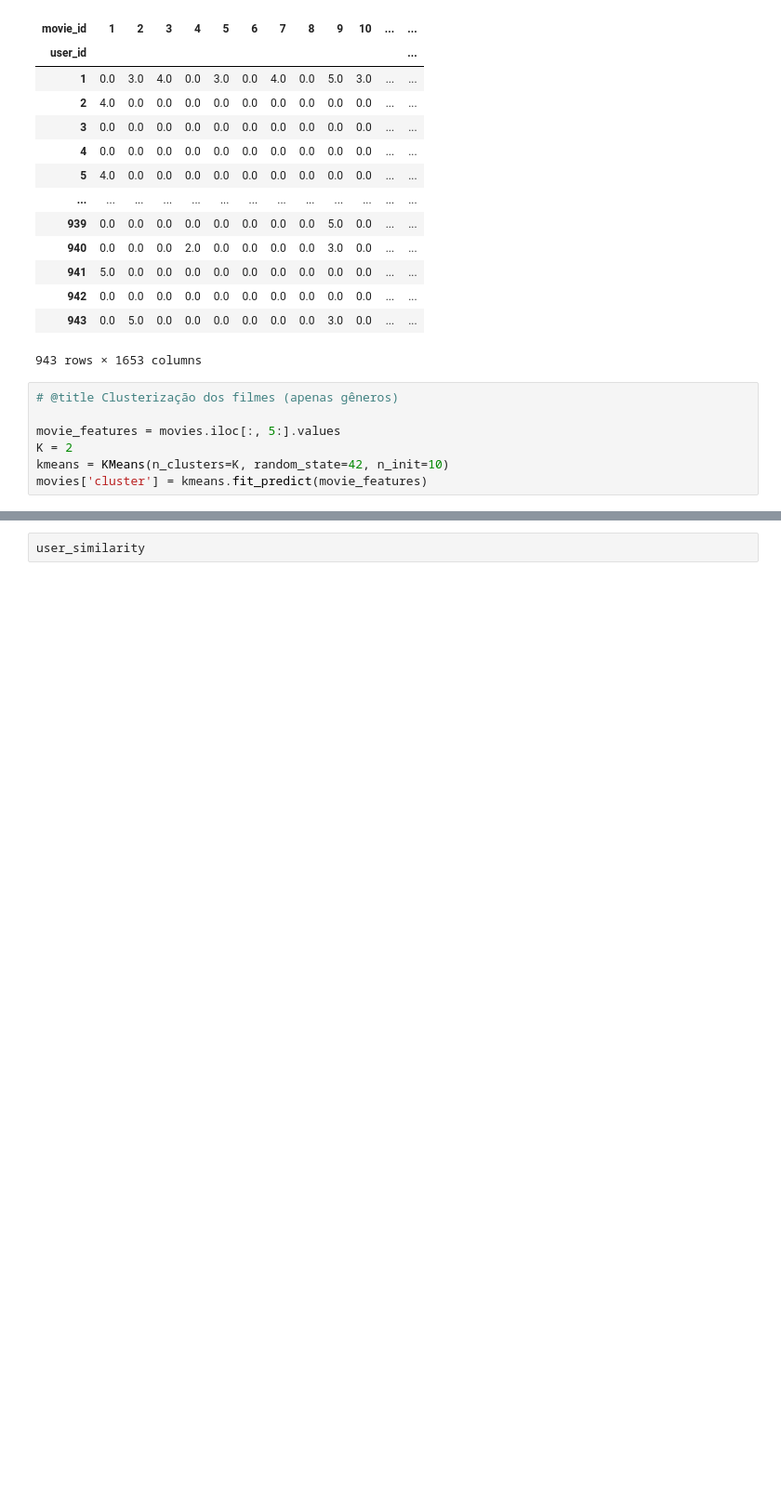
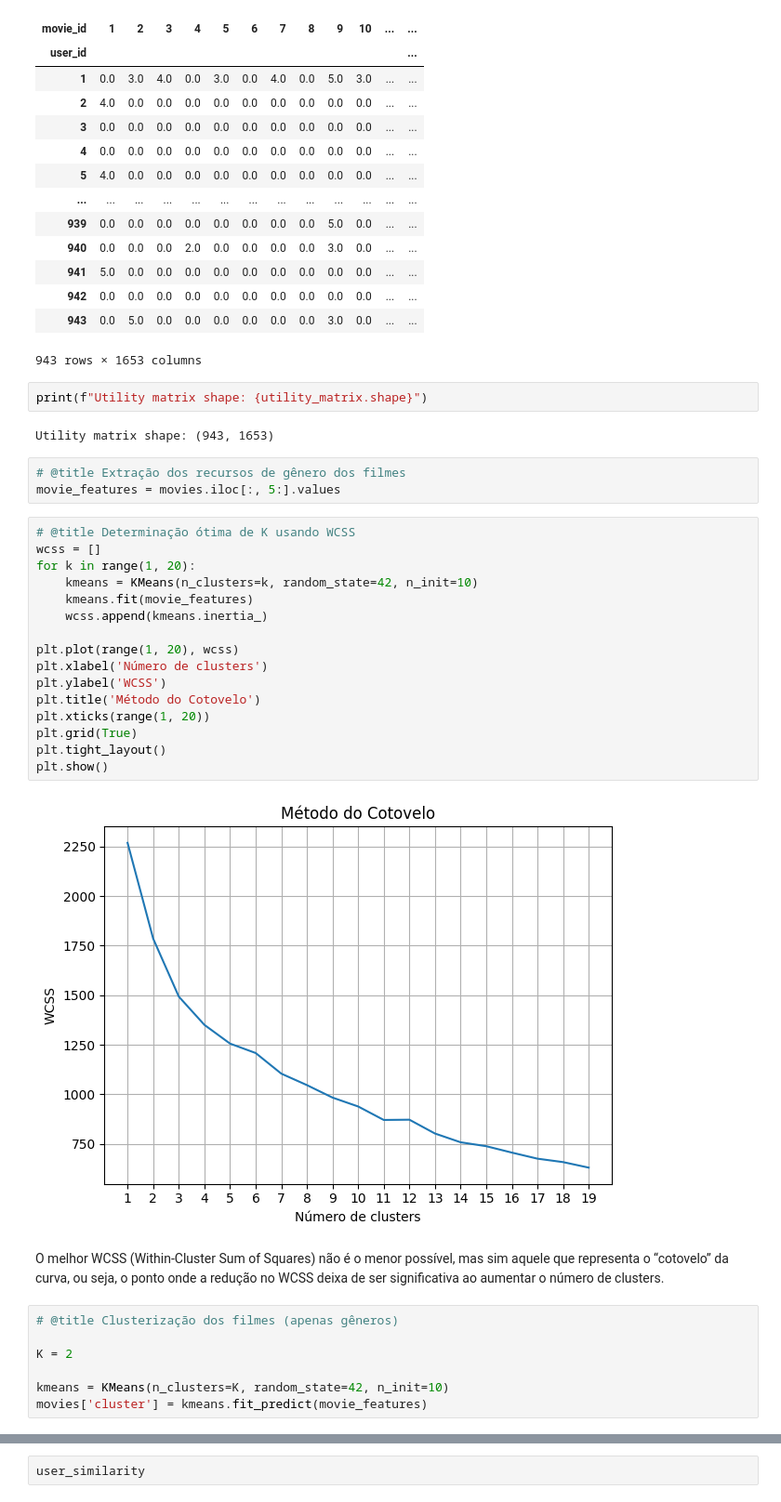
Before and after one commit to Yara-R/Movie-Recommender-System-Using-K-Means-Clustering-AND-K-Nearest-Neighbor-Reproduction-Advancement, a Jupyter notebook: Reprodução_do_artigo.ipynb, the cells around one changed output, grey strips where cells are left out. Shown at 93% size. Cells and saved outputs as stored; diff of their text form; blank space fills up the shorter version.

```diff
--- a/Reprodução_do_artigo.ipynb
+++ b/Reprodução_do_artigo.ipynb
@@ -78,11 +122,38 @@ utility_matrix
 | 942 | 0.0 | 0.0 | 0.0 | 0.0 | 0.0 | 0.0 | 0.0 | 0.0 | 0.0 | 0.0 | ... | ... |
 | 943 | 0.0 | 5.0 | 0.0 | 0.0 | 0.0 | 0.0 | 0.0 | 0.0 | 3.0 | 0.0 | ... | ... |
 943 rows × 1653 columns
+# %%
+print(f"Utility matrix shape: {utility_matrix.shape}")
+# %% [output]
+Utility matrix shape: (943, 1653)
+# %%
+# @title Extração dos recursos de gênero dos filmes
+movie_features = movies.iloc[:, 5:].values
+# %%
+# @title Determinação ótima de K usando WCSS
+wcss = []
+for k in range(1, 20):
+    kmeans = KMeans(n_clusters=k, random_state=42, n_init=10)
+    kmeans.fit(movie_features)
+    wcss.append(kmeans.inertia_)
+
+plt.plot(range(1, 20), wcss)
+plt.xlabel('Número de clusters')
+plt.ylabel('WCSS')
+plt.title('Método do Cotovelo')
+plt.xticks(range(1, 20))
+plt.grid(True)
+plt.tight_layout()
+plt.show()
+# %% [output]
+[figure, added]
+# %% [markdown]
+O melhor WCSS (Within-Cluster Sum of Squares) não é o menor possível, mas sim aquele que representa o “cotovelo” da curva, ou seja, o ponto onde a redução no WCSS deixa de ser significativa ao aumentar o número de clusters.
 # %%
 # @title Clusterização dos filmes (apenas gêneros)
 
-movie_features = movies.iloc[:, 5:].values
 K = 2
+
 kmeans = KMeans(n_clusters=K, random_state=42, n_init=10)
 movies['cluster'] = kmeans.fit_predict(movie_features)
 # %%
```
Also changed, not shown: parts of 16 cells of this notebook.
